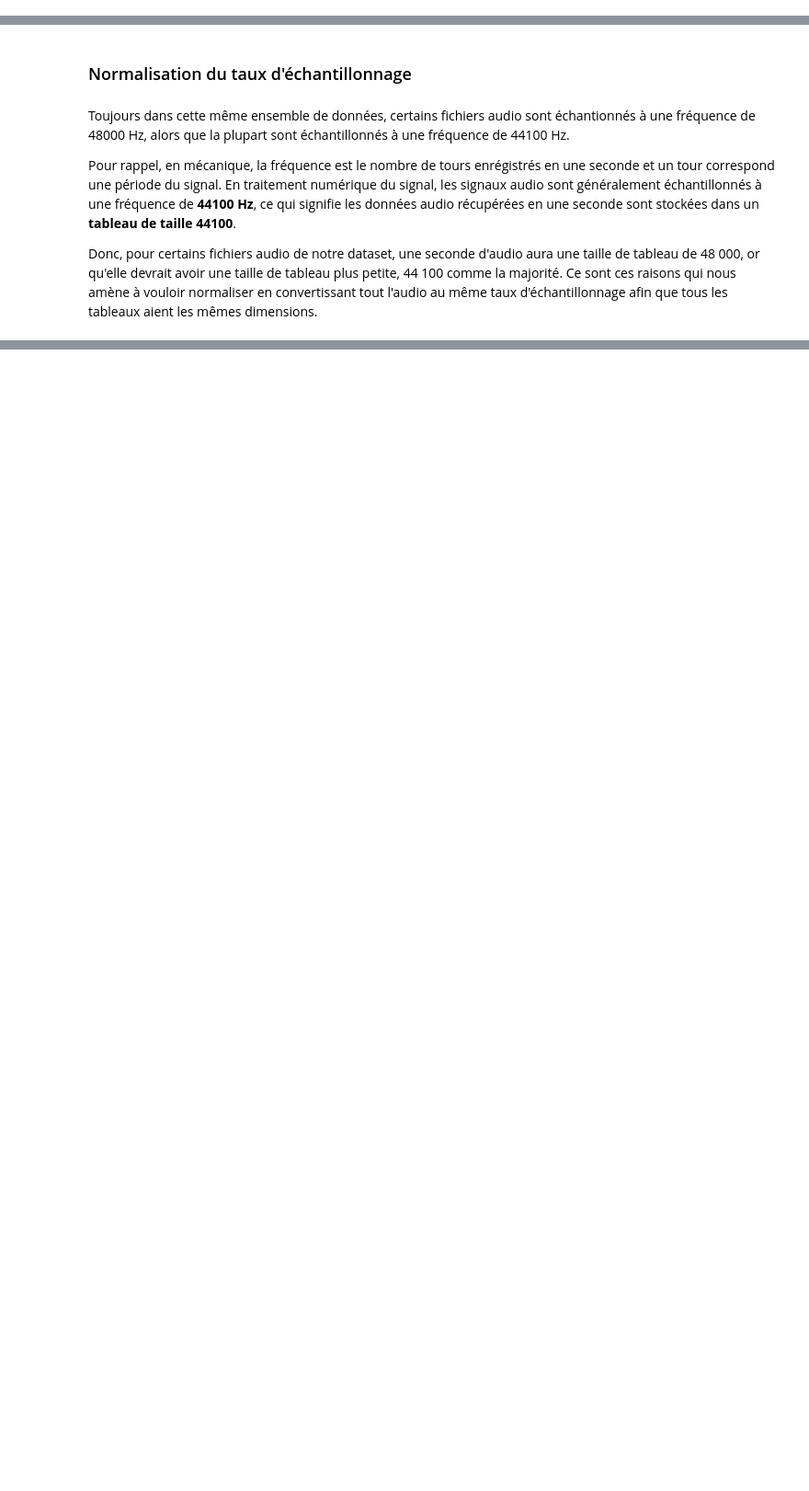
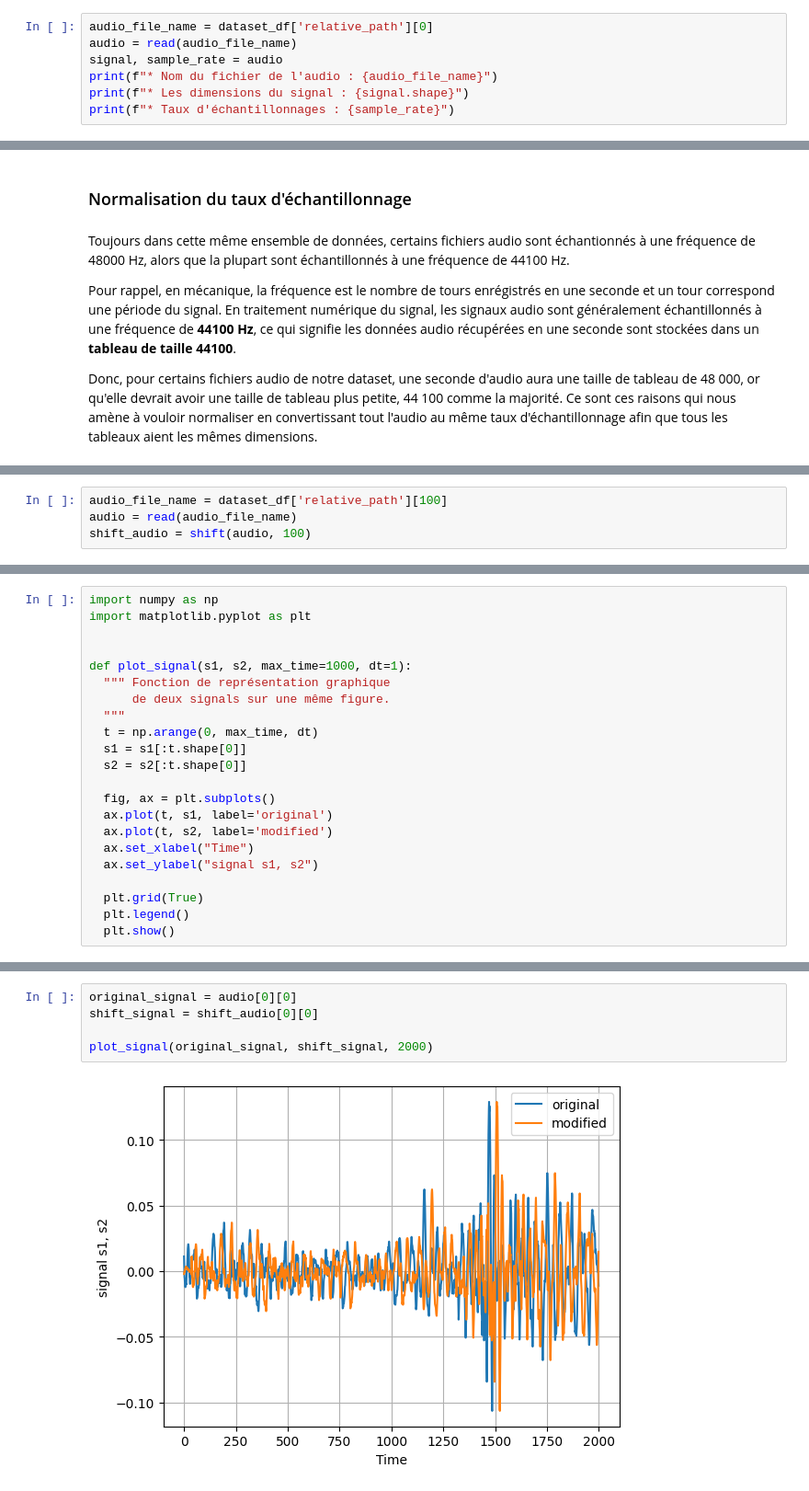
Before and after one commit to mokira3d48/sound_classifier, a Jupyter notebook: sound_classifier.ipynb, the cells around one changed output, grey strips where cells are left out. Shown at 92% size. Saved outputs shown, nothing was run; the diff lists cells and outputs as text; blank space fills up the shorter version.

Commit message:
Shift subsection is done.

```diff
--- a/sound_classifier.ipynb
+++ b/sound_classifier.ipynb
@@ -141,0 +160,7 @@ def read(audio_file: str) -> Tuple[torch.Tensor, int]:
+# %%
+audio_file_name = dataset_df['relative_path'][0]
+audio = read(audio_file_name)
+signal, sample_rate = audio
+print(f"* Nom du fichier de l'audio : {audio_file_name}")
+print(f"* Les dimensions du signal : {signal.shape}")
+print(f"* Taux d'échantillonnages : {sample_rate}")
@@ -243,0 +448,4 @@ def resample(audio: Tuple[torch.Tensor, int],
+# %%
+audio_file_name = dataset_df['relative_path'][100]
+audio = read(audio_file_name)
+shift_audio = shift(audio, 100)
@@ -243,0 +456,22 @@ def resample(audio: Tuple[torch.Tensor, int],
+# %%
+import numpy as np
+import matplotlib.pyplot as plt
+
+
+def plot_signal(s1, s2, max_time=1000, dt=1):
+  """ Fonction de représentation graphique
+      de deux signals sur une même figure.
+  """
+  t = np.arange(0, max_time, dt)
+  s1 = s1[:t.shape[0]]
+  s2 = s2[:t.shape[0]]
+
+  fig, ax = plt.subplots()
+  ax.plot(t, s1, label='original')
+  ax.plot(t, s2, label='modified')
+  ax.set_xlabel("Time")
+  ax.set_ylabel("signal s1, s2")
+
+  plt.grid(True)
+  plt.legend()
+  plt.show()
@@ -243,0 +480,7 @@ def resample(audio: Tuple[torch.Tensor, int],
+# %%
+original_signal = audio[0][0]
+shift_signal = shift_audio[0][0]
+
+plot_signal(original_signal, shift_signal, 2000)
+# %% [output]
+[figure, added]
```
Also changed, not shown: parts of 25 cells of this notebook.
